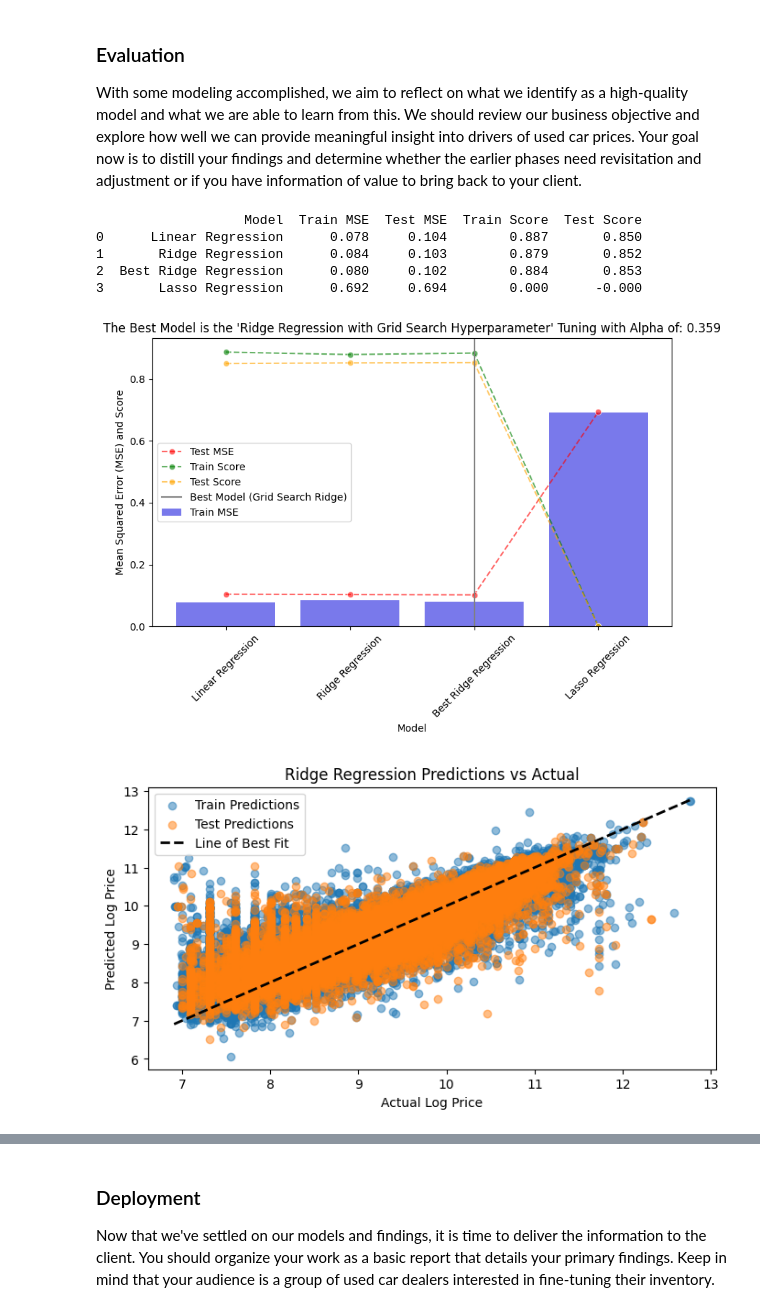
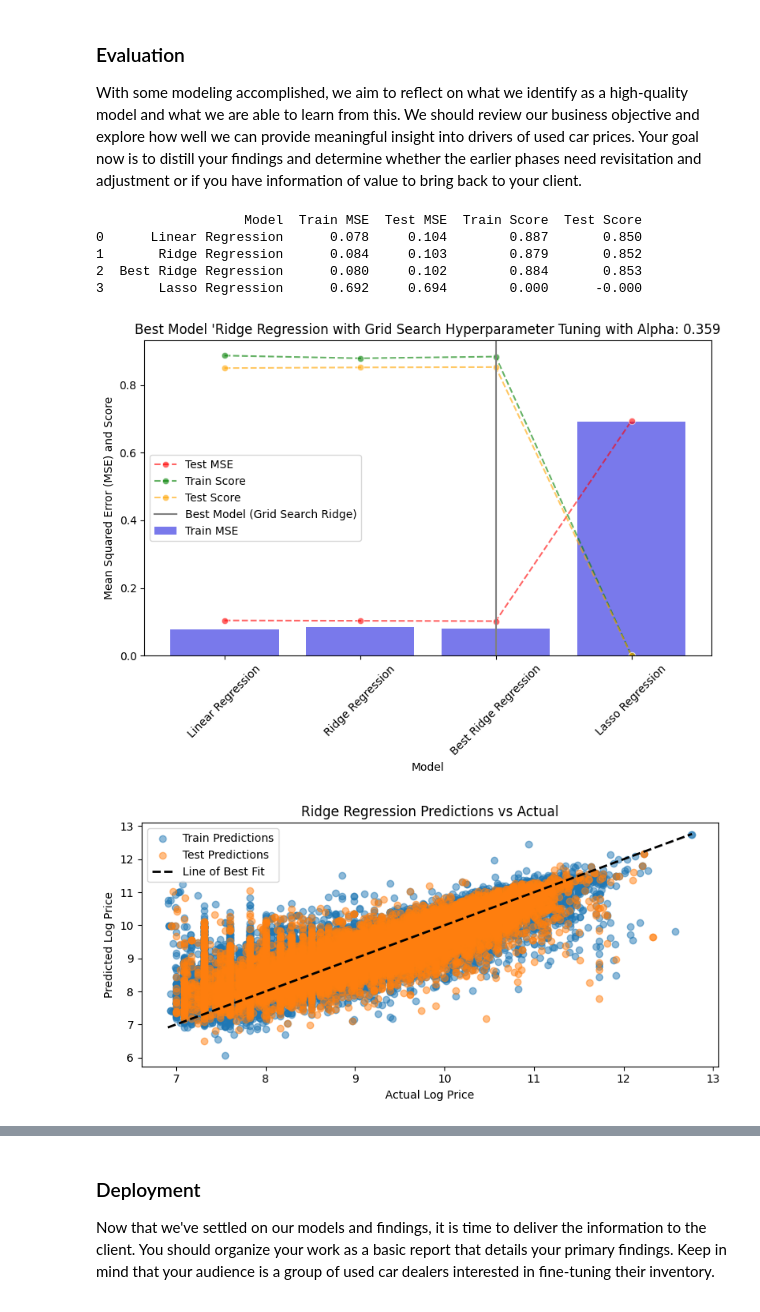
Before and after one commit to deepakkaushik72/PAA_Mod11_Used_car_Prices, a Jupyter notebook: prompt_II.ipynb, the cells around one changed output, grey strips where cells are left out. Drawn from its saved outputs; the diff is of its cells as text; code cells hidden in the pictures.

```diff
--- a/prompt_II.ipynb
+++ b/prompt_II.ipynb
@@ -643,35 +656,36 @@ With some modeling accomplished, we aim to reflect on what we identify as a high
 mse_data = {
     'Model': ['Linear Regression', 'Ridge Regression', 'Best Ridge Regression', 'Lasso Regression'],
     'Train MSE': [train_mse, ridge_train_mse, best_ridge_train_mse, lasso_train_mse],
     'Test MSE': [test_mse, ridge_test_mse, best_ridge_test_mse, lasso_test_mse],
     'Train Score': [train_score, ridge_train_score, best_ridge_train_score, lasso_train_score],
     'Test Score': [test_score, ridge_test_score, best_ridge_test_score, lasso_test_score]
 }
 mse_df = pd.DataFrame(mse_data, index=None).round(3)
 print(mse_df)
 
 # Plotting the MSE for all models using seaborn and matplotlib
 plt.figure(figsize=(8, 6))
 sns.barplot(data=mse_df, x='Model', y='Train MSE', color='blue', alpha=0.6, label='Train MSE')
 sns.lineplot(data=mse_df, x='Model', y='Test MSE', color='red', marker="o", ls="--", alpha=0.6, label='Test MSE')
 sns.lineplot(data=mse_df, x='Model', y='Train Score', color='green', marker="o", ls="--", alpha=0.6, label='Train Score')
 sns.lineplot(data=mse_df, x='Model', y='Test Score', color='orange', marker="o", ls="--", alpha=0.6, label='Test Score')
-plt.title(f"The Best Model is the 'Ridge Regression with Grid Search Hyperparameter' Tuning with Alpha of: {best_ridge_alpha:.3f}")
+plt.title(f"Best Model 'Ridge Regression with Grid Search Hyperparameter Tuning with Alpha: {best_ridge_alpha:.3f}")
 plt.xlabel('Model')
 plt.ylabel('Mean Squared Error (MSE) and Score')
 
 plt.axvline(x=2, color='gray', label='Best Model (Grid Search Ridge)')
 plt.xticks(rotation=45)
 plt.legend()
 plt.tight_layout()
+plt.savefig('/Users/deepakkaushik/Desktop/UC Berkeley Assignments PCMLAI/Practical Application II/practical_application_II_starter/images - Analysis/model_comparison_mse_and_R^2.png')
 plt.show()
 # %% [output]
                    Model  Train MSE  Test MSE  Train Score  Test Score
 0      Linear Regression      0.078     0.104        0.887       0.850
 1       Ridge Regression      0.084     0.103        0.879       0.852
 2  Best Ridge Regression      0.080     0.102        0.884       0.853
 3       Lasso Regression      0.692     0.694        0.000      -0.000
-[figure, old version]
+[figure, new version]
 # %%
 # KEY FINDINGS: The Test predictions fit well as shown in the plot below
 # The scatter plot shows the relationship between actual log prices and predicted log prices for both training and test datasets
@@ -687,9 +701,11 @@ plt.xlabel('Actual Log Price')
 plt.ylabel('Predicted Log Price')
 plt.title('Ridge Regression Predictions vs Actual')
 plt.legend()
+plt.savefig('/Users/deepakkaushik/Desktop/UC Berkeley Assignments PCMLAI/Practical Application II/practical_application_II_starter/images - Analysis/ridge_regression_predictions_vs_actual.png')
+plt.tight_layout()
 plt.show()
 # %% [output]
-[figure, old version]
+[figure, new version]
 # %%
 # Calculating the coefficients of the Ridge Regression model with GridSearchCV
 
```
Also changed, not shown: parts of 22 cells of this notebook.
